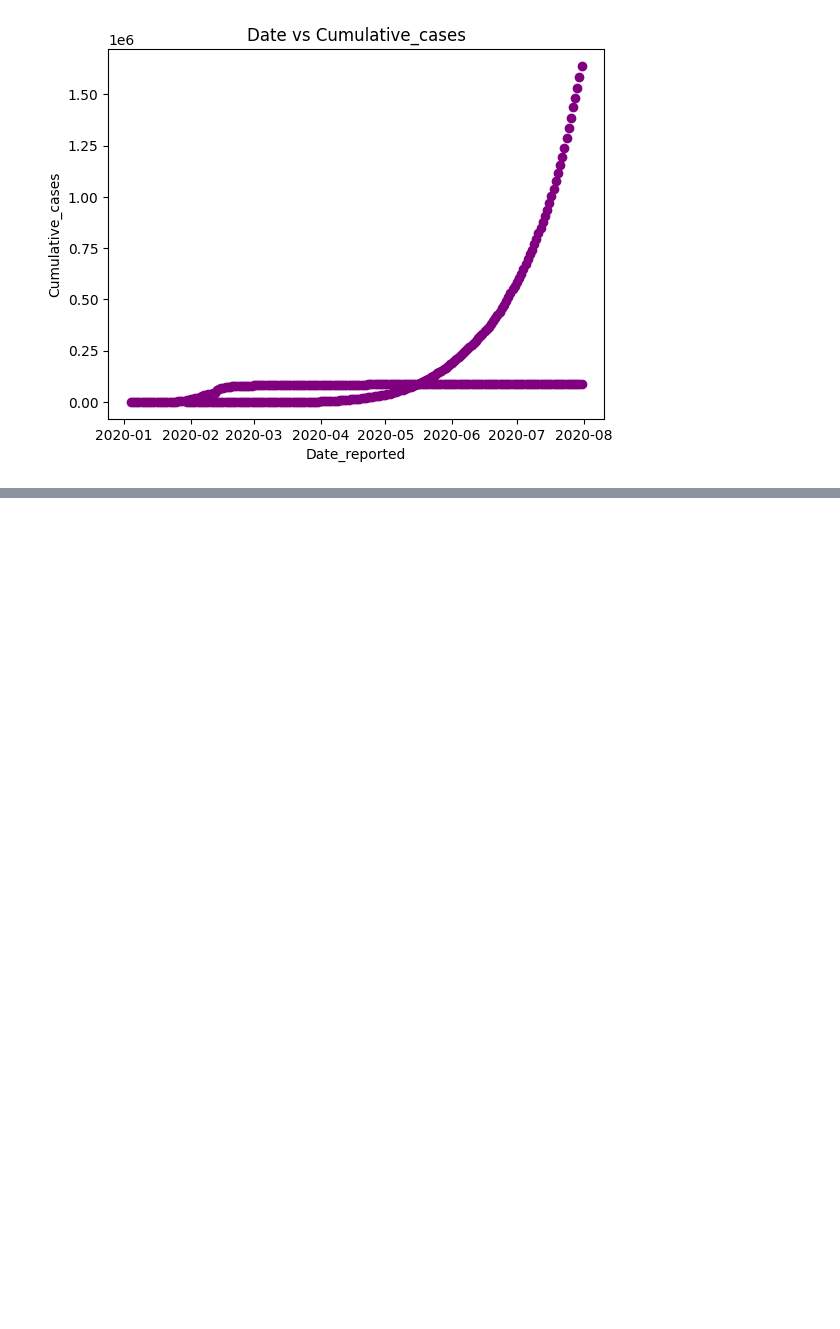
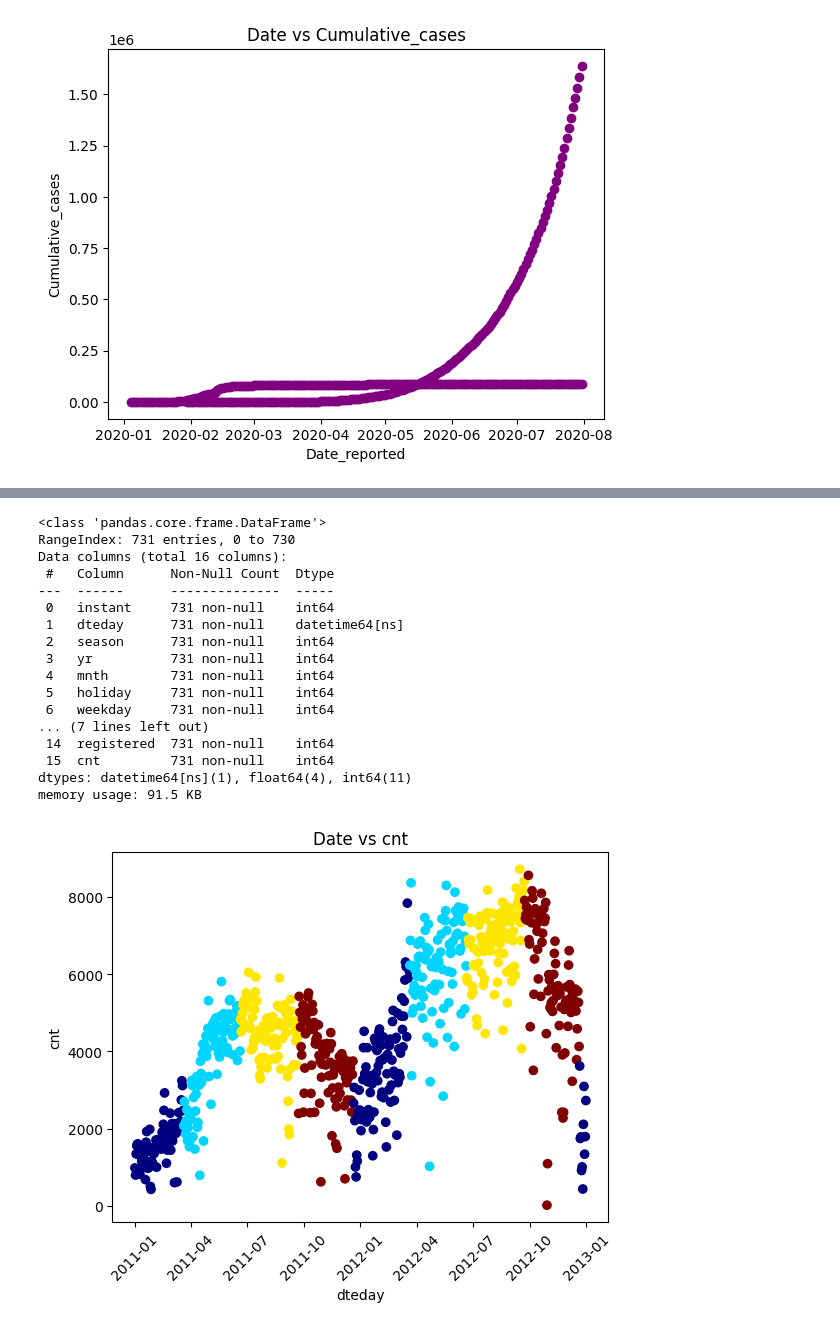
Before and after one commit to Aaditya-Singh0423/Machine-Learning, a Jupyter notebook: Visual_class_1/Visual_class_1/matplotlib.ipynb, the cells around one changed output, grey strips where cells are left out. Saved outputs shown, nothing was run; the diff lists cells and outputs as text; code cells hidden in the pictures; blank space fills up the shorter version.

```diff
--- a/Visual_class_1/Visual_class_1/matplotlib.ipynb
+++ b/Visual_class_1/Visual_class_1/matplotlib.ipynb
@@ -117,0 +130,32 @@ plt.show()
+# %%
+day=pd.read_csv('day.csv')
+# %%
+day.head()
+day["dteday"]=pd.to_datetime(day["dteday"])
+# %%
+day.info()
+plt.scatter(day['dteday'],day['cnt'],c=day["season"],cmap="jet")              #scatter plot
+plt.xlabel('dteday')
+plt.ylabel('cnt')
+plt.title('Date vs cnt')
+plt.xticks(rotation=45)
+plt.show()
+# %% [output]
+<class 'pandas.core.frame.DataFrame'>
+RangeIndex: 731 entries, 0 to 730
+Data columns (total 16 columns):
+ #   Column      Non-Null Count  Dtype
+---  ------      --------------  -----
+ 0   instant     731 non-null    int64
+ 1   dteday      731 non-null    datetime64[ns]
+ 2   season      731 non-null    int64
+ 3   yr          731 non-null    int64
+ 4   mnth        731 non-null    int64
+ 5   holiday     731 non-null    int64
+ 6   weekday     731 non-null    int64
+... (7 lines left out)
+ 14  registered  731 non-null    int64
+ 15  cnt         731 non-null    int64
+dtypes: datetime64[ns](1), float64(4), int64(11)
+memory usage: 91.5 KB
+[figure, added]
```
Also changed, not shown: parts of 7 cells of this notebook.
